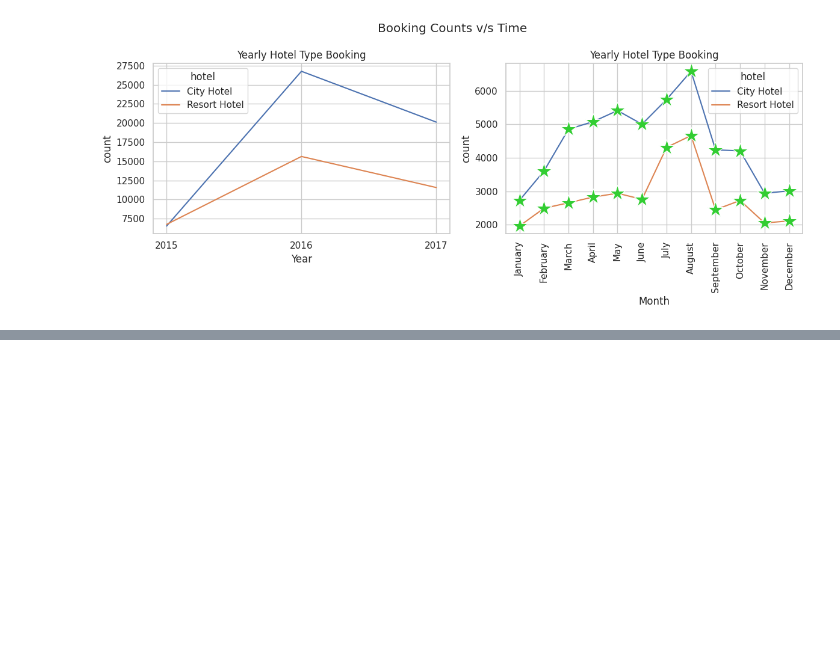
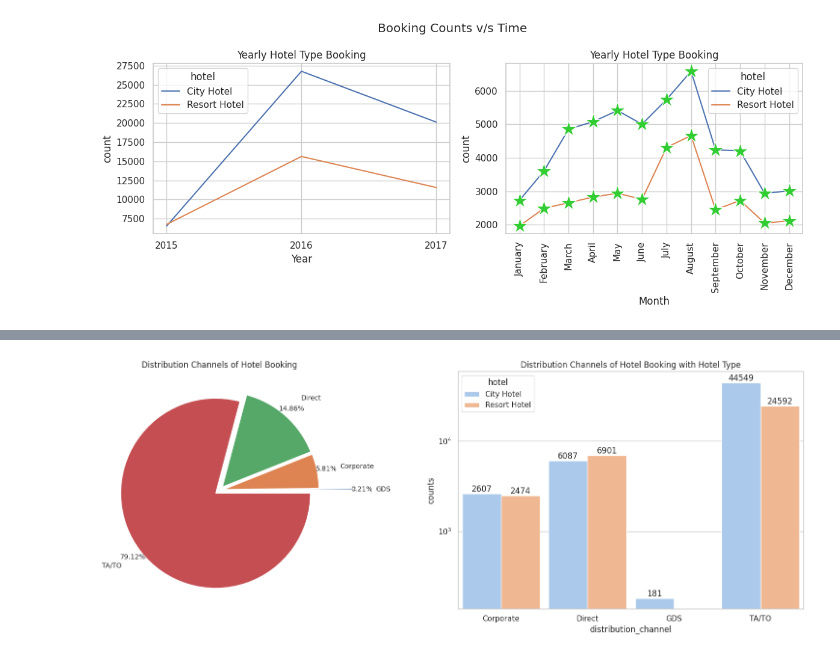
Before and after one commit to jamal-faisal/EDA_Hotel, a Jupyter notebook: EDA_Hotel_Booking.ipynb, the cells around one changed output, grey strips where cells are left out. Cells and saved outputs as stored; diff of their text form; code cells hidden in the pictures; blank space fills up the shorter version.

```diff
--- a/EDA_Hotel_Booking.ipynb
+++ b/EDA_Hotel_Booking.ipynb
@@ -377,0 +406,15 @@ plt.show()
+# %%
+figure, axes = plt.subplots(1, 2, figsize=(16, 6))
+axes[0].set_title('Distribution Channels of Hotel Booking')
+axes[1].set_title('Distribution Channels of Hotel Booking with Hotel Type')
+ax= sns.barplot(x='distribution_channel', y='counts', hue='hotel', data=df_dc, palette='pastel', ax=axes[1], width= .9)
+ax.set_yscale("log")
+for i in ax.containers:
+    ax.bar_label(i,)
+df_hotel[['distribution_channel', 'hotel']].groupby(['distribution_channel']).count().sort_values(['hotel'],ascending =True)\
+      .plot(kind = 'pie', y='hotel', autopct= '%.02f%%', legend= False, label="",\
+             fontsize=10, explode= [0.4,0.05,0.05,0.05], pctdistance=1.1, labeldistance=1.25, ax=axes[0])
+figure.tight_layout()
+plt.show()
+# %% [output]
+[figure, added]
```
Also changed, not shown: parts of 24 cells of this notebook.
